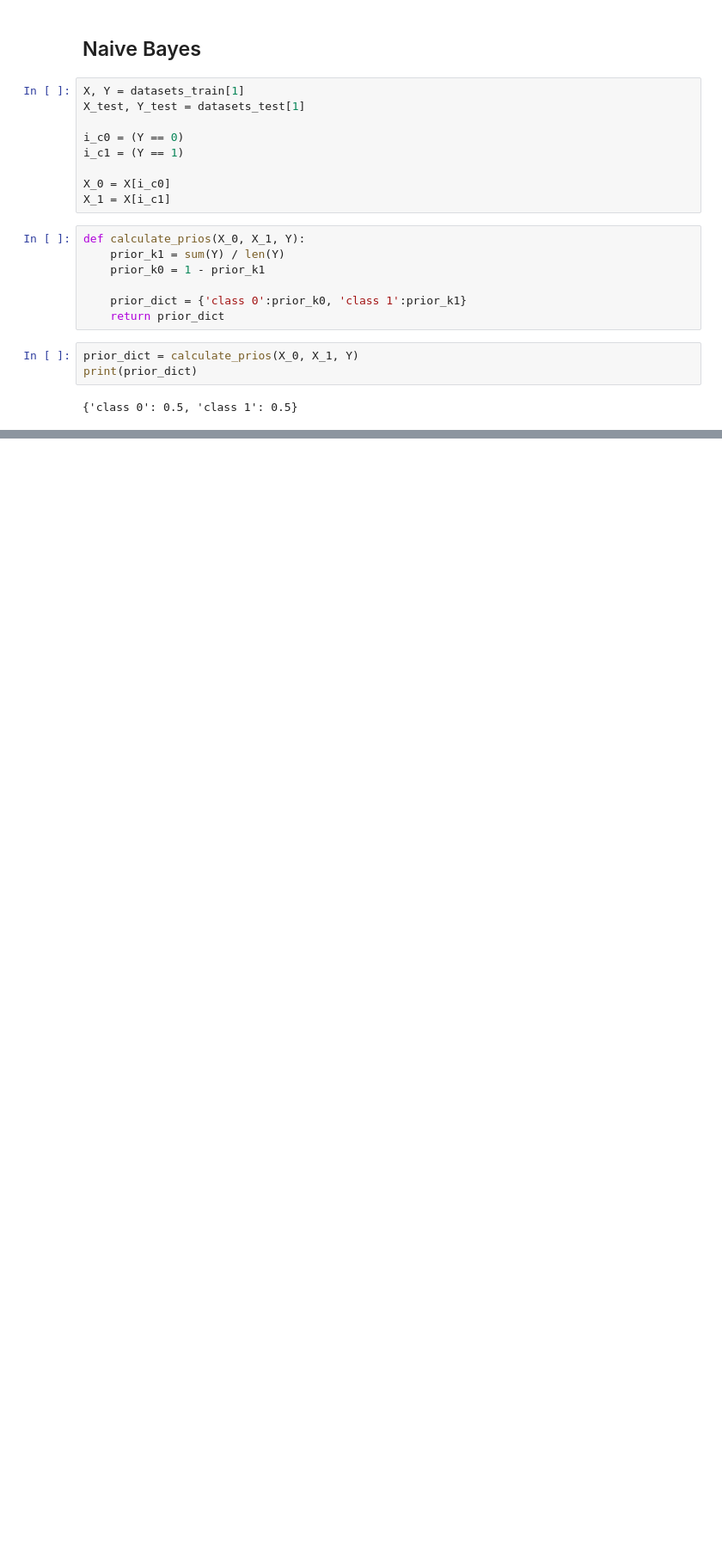
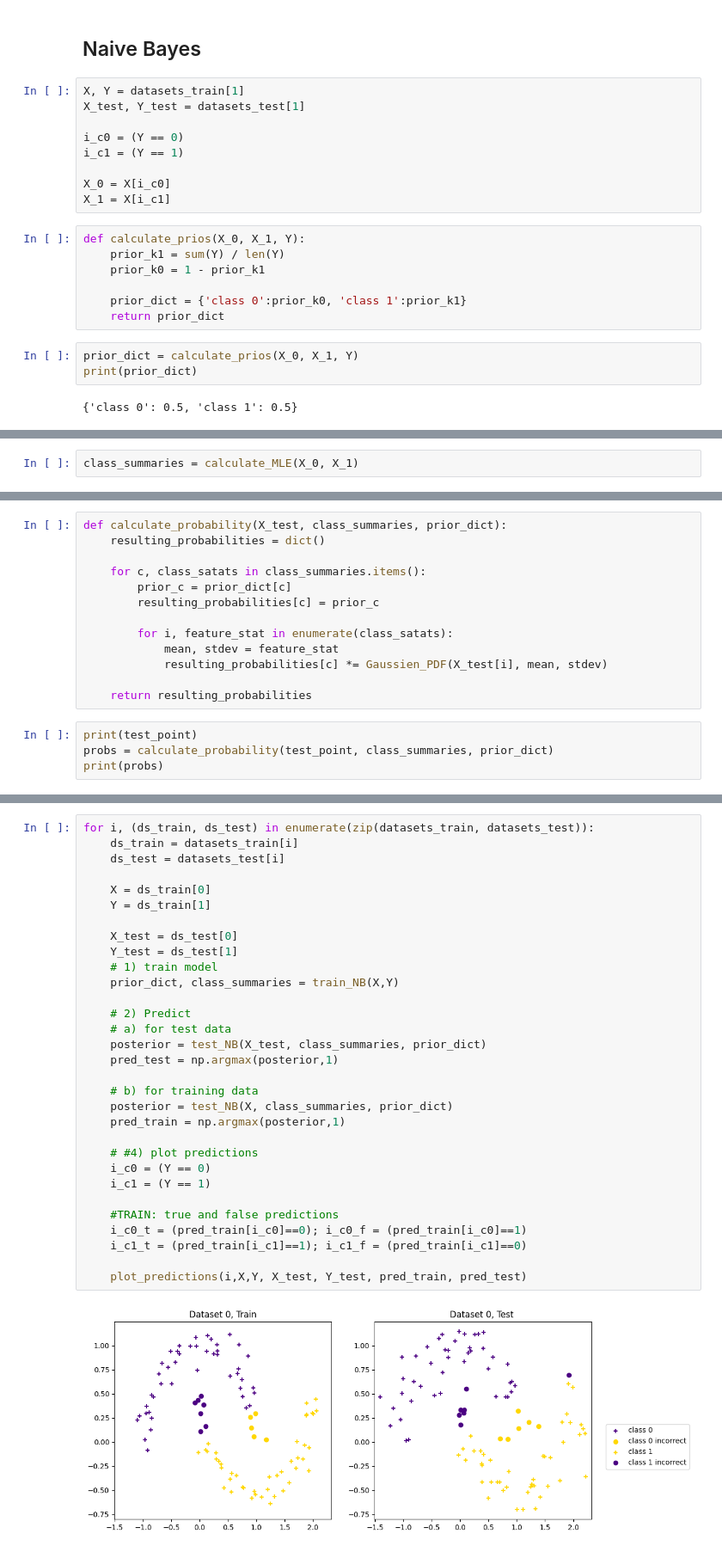
Before and after one commit to mus514/Machine-Learning-With-Python, a Jupyter notebook: supervised/supervised.ipynb, the cells around one changed output, grey strips where cells are left out. Shown at 86% size. Saved outputs shown, nothing was run; the diff lists cells and outputs as text; blank space fills up the shorter version.

```diff
--- a/supervised/supervised.ipynb
+++ b/supervised/supervised.ipynb
@@ -100,0 +114,2 @@ print(prior_dict)
+# %%
+class_summaries = calculate_MLE(X_0, X_1)
@@ -100,0 +136,17 @@ print(prior_dict)
+# %%
+def calculate_probability(X_test, class_summaries, prior_dict):
+    resulting_probabilities = dict()
+
+    for c, class_satats in class_summaries.items():
+        prior_c = prior_dict[c]
+        resulting_probabilities[c] = prior_c
+
+        for i, feature_stat in enumerate(class_satats):
+            mean, stdev = feature_stat
+            resulting_probabilities[c] *= Gaussien_PDF(X_test[i], mean, stdev)
+
+    return resulting_probabilities
+# %%
+print(test_point)
+probs = calculate_probability(test_point, class_summaries, prior_dict)
+print(probs)
@@ -100,0 +177,33 @@ print(prior_dict)
+# %%
+for i, (ds_train, ds_test) in enumerate(zip(datasets_train, datasets_test)):
+    ds_train = datasets_train[i]
+    ds_test = datasets_test[i]
+
+    X = ds_train[0]
+    Y = ds_train[1]
+
+    X_test = ds_test[0]
+    Y_test = ds_test[1]
+    # 1) train model
+    prior_dict, class_summaries = train_NB(X,Y)
+
+    # 2) Predict
+    # a) for test data
+    posterior = test_NB(X_test, class_summaries, prior_dict)
+    pred_test = np.argmax(posterior,1)
+
+    # b) for training data
+    posterior = test_NB(X, class_summaries, prior_dict)
+    pred_train = np.argmax(posterior,1)
+
+    # #4) plot predictions
+    i_c0 = (Y == 0)
+    i_c1 = (Y == 1)
+
+    #TRAIN: true and false predictions
+    i_c0_t = (pred_train[i_c0]==0); i_c0_f = (pred_train[i_c0]==1)
+    i_c1_t = (pred_train[i_c1]==1); i_c1_f = (pred_train[i_c1]==0)
+
+    plot_predictions(i,X,Y, X_test, Y_test, pred_train, pred_test)
+# %% [output]
+[figure, added]
```
Also changed, not shown: parts of 7 cells of this notebook, 1 other file.
